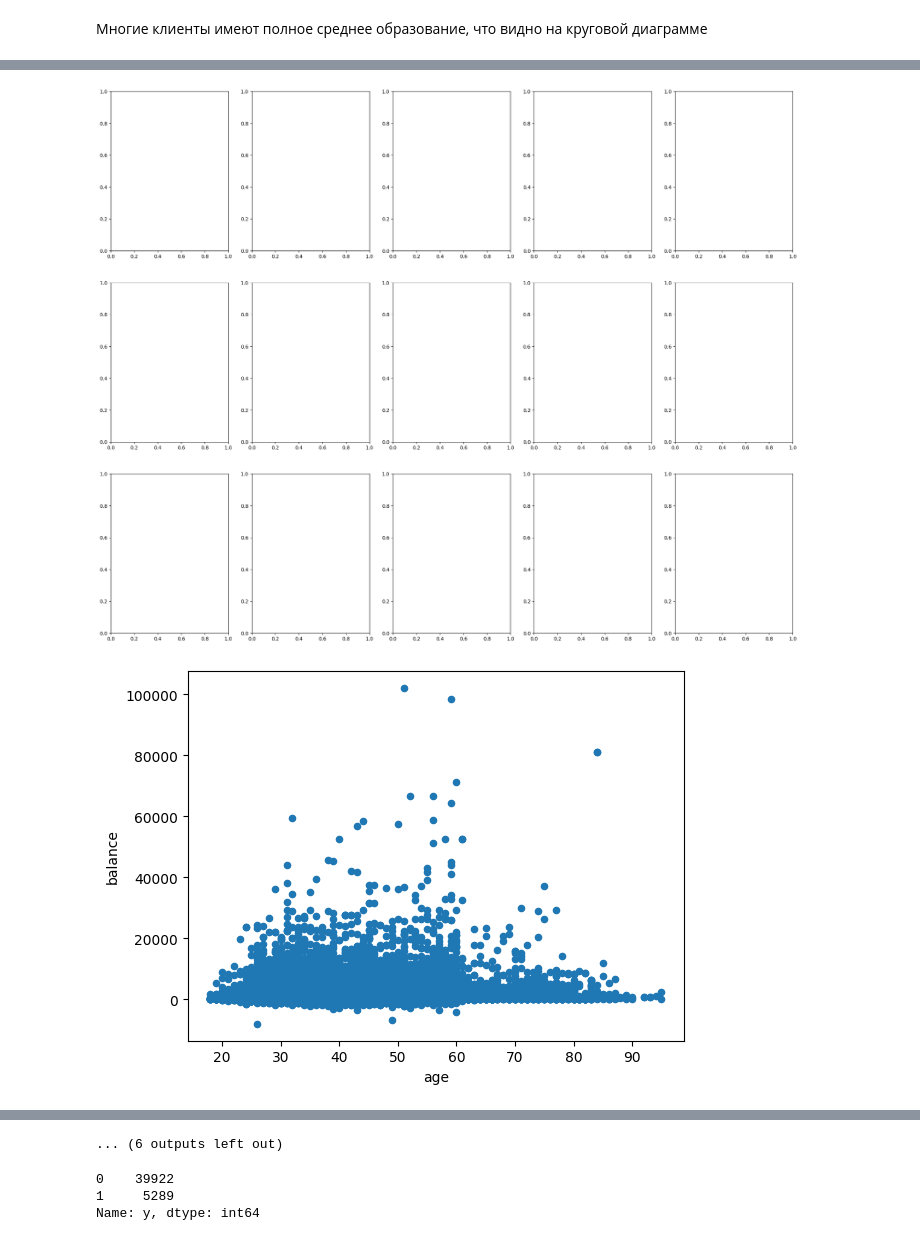
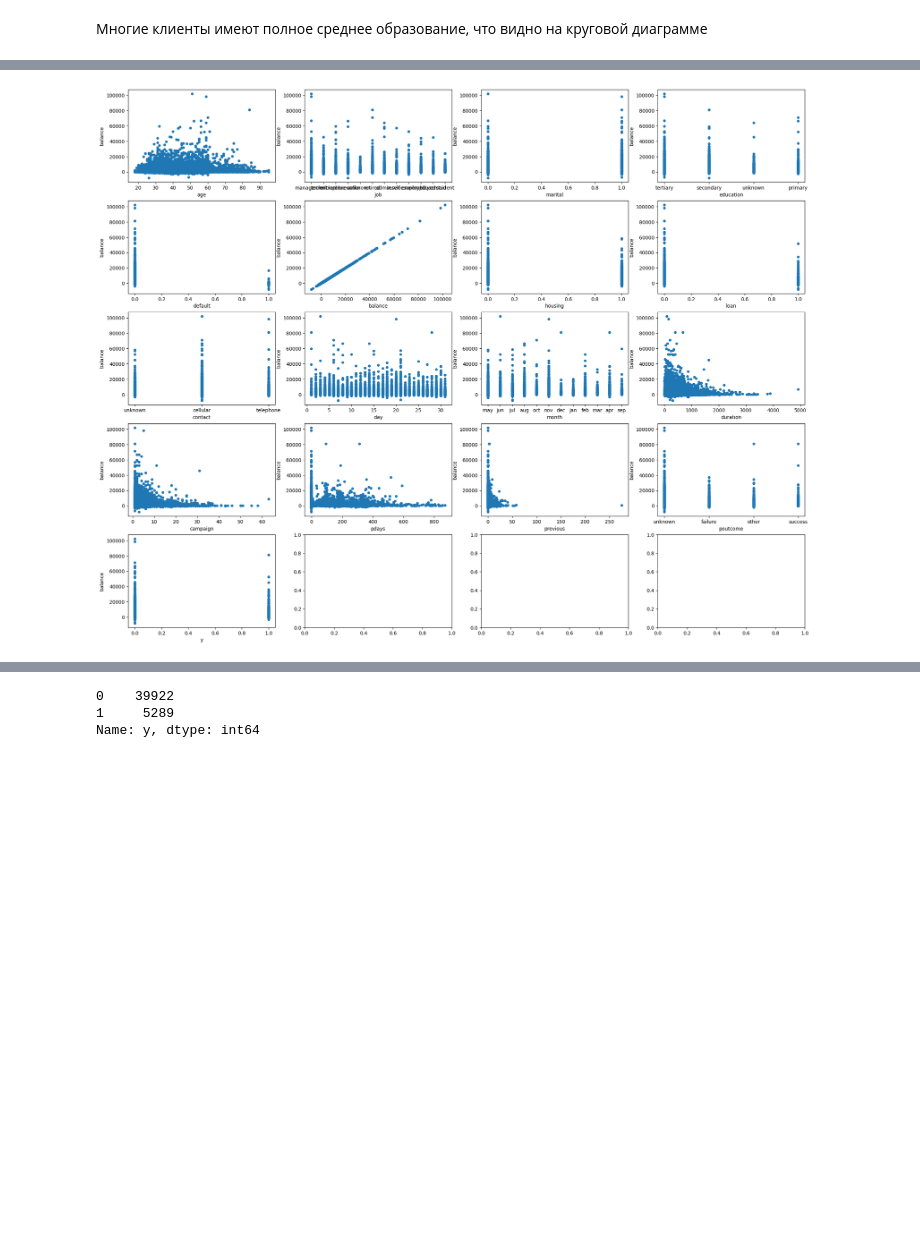
Before and after one commit to kwillon/ML_HW_411451_, a Jupyter notebook: Credit.ipynb, the cells around one changed output, grey strips where cells are left out. Drawn from its saved outputs; the diff is of its cells as text; code cells hidden in the pictures; blank space fills up the shorter version.

```diff
--- a/Credit.ipynb
+++ b/Credit.ipynb
@@ -184,8 +200,7 @@ df.groupby(['education']).sum().plot(kind='pie', y='loan', autopct='%1.0f%%',
 # %%
 # посмотрим завимости данных на диаграммах рассения
-fig, axes = plt.subplots(nrows=3, ncols=5, figsize=(25, 20))
+fig, axes = plt.subplots(nrows=5, ncols=4, figsize=(25, 20))
 for idx, feature in enumerate(df.columns):
-  df.plot(feature, 'balance', subplots=True, kind='scatter')
+   df.plot(feature, "balance", subplots=True, kind="scatter", ax=axes[idx // 4, idx % 4])
 # %% [output]
-[figure, old version]
+[figure, new version]
-[figure, removed]
@@ -202,4 +207,3 @@ for idx, feature in enumerate(df.columns):
-... (6 outputs left out)
 # %%
 df['y'].value_counts()
 # %% [output]
```
Also changed, not shown: parts of 35 cells of this notebook.
